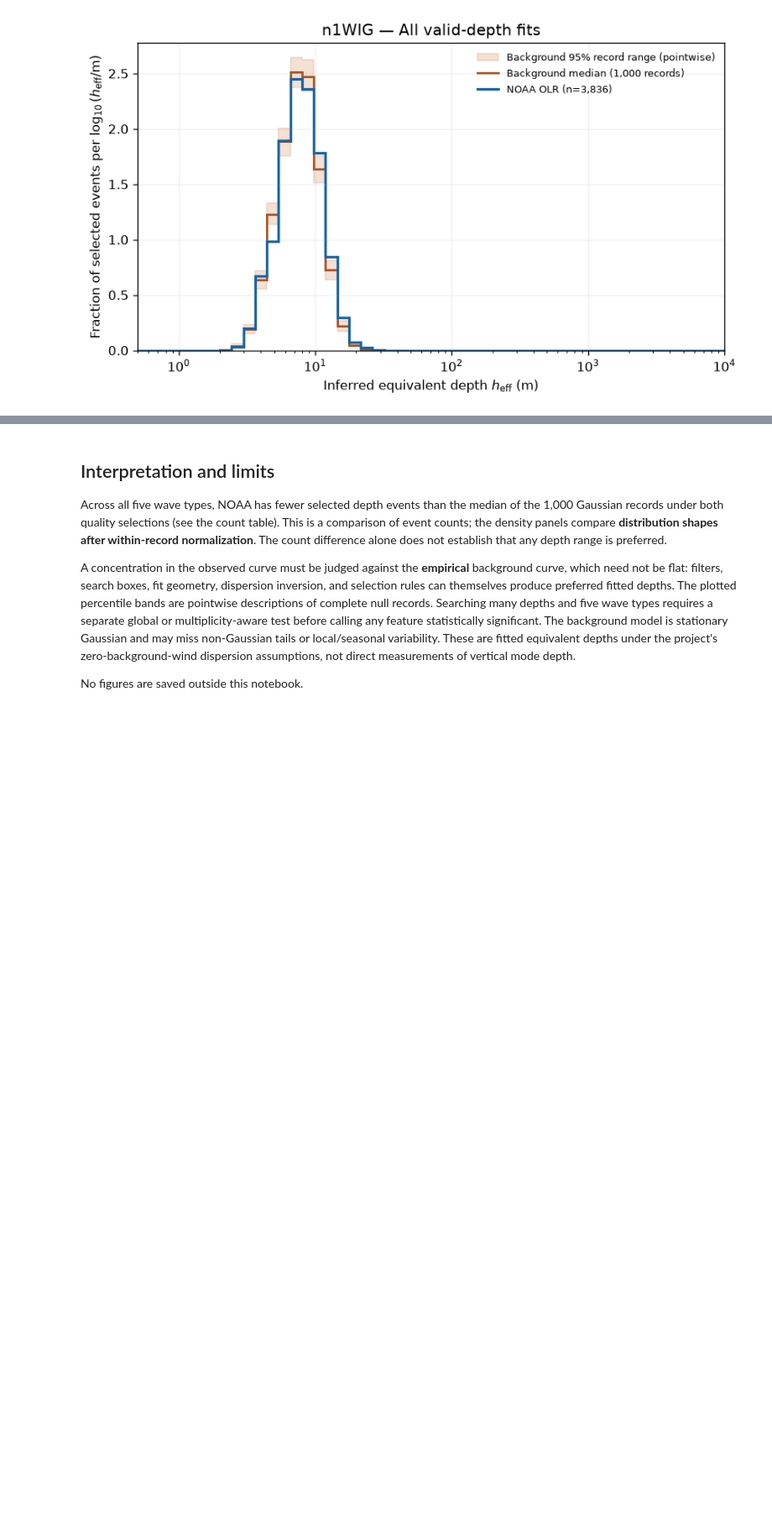
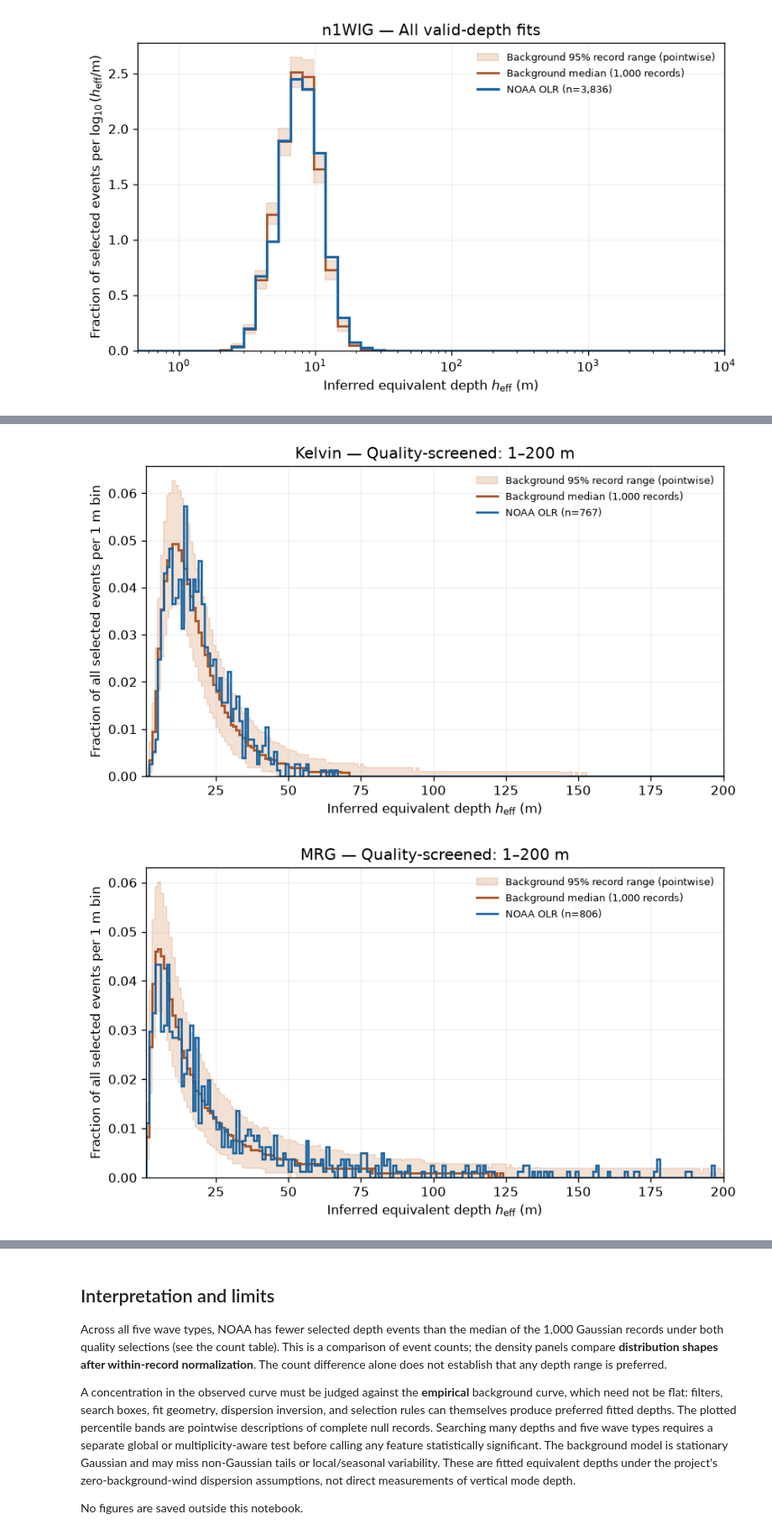
Before and after one commit to pedroanguloumana/cmip6_equiv_depth_distributions, a Jupyter notebook: notebooks/codex_heff_distribution_noaa.ipynb, the cells around one changed output, grey strips where cells are left out. Shown at 84% size. Cells and saved outputs as stored; diff of their text form; code cells hidden in the pictures; blank space fills up the shorter version.

Commit message:
Add linear-depth NOAA comparison and MRG tail diagnostic

```diff
--- a/notebooks/codex_heff_distribution_noaa.ipynb
+++ b/notebooks/codex_heff_distribution_noaa.ipynb
@@ -39,6 +39,7 @@ WAVES = ("Kelvin", "MRG", "n0EIG", "n1ERW", "n1WIG")
 SELECTIONS = {"screened": "Quality-screened", "relaxed": "All valid-depth fits"}
 EDGES_M = np.geomspace(0.5, 10_000.0, 51)
 LOG_WIDTH = np.diff(np.log10(EDGES_M))
+LINEAR_EDGES_M = np.arange(1.0, 201.0, 1.0)  # 1 m bins from 1 through 200 m.
 
 with (NULL_RUN / "manifest.json").open() as handle:
     manifest = json.load(handle)
@@ -99,6 +100,8 @@ for wave in WAVES:
         raise RuntimeError(f"Missing or unordered null realizations for {wave}")
     null_hist = {key: np.empty((1000, len(LOG_WIDTH)), dtype=np.int32)
                  for key in SELECTIONS}
+    null_linear_hist = {key: np.empty((1000, len(LINEAR_EDGES_M) - 1), dtype=np.int32)
+                        for key in SELECTIONS}
     null_n = {key: np.empty(1000, dtype=np.int32) for key in SELECTIONS}
     for j, row in enumerate(records.itertuples(index=False)):
         depths, candidates = selected_depths(PROJECT_ROOT / row.catalog)
@@ -107,12 +110,16 @@ for wave in WAVES:
         for key in SELECTIONS:
             null_n[key][j] = len(depths[key])
             null_hist[key][j] = np.histogram(depths[key], bins=EDGES_M)[0]
+            null_linear_hist[key][j] = np.histogram(depths[key], bins=LINEAR_EDGES_M)[0]
     results[wave] = {}
     for key in SELECTIONS:
         observed_hist = np.histogram(observed[key], bins=EDGES_M)[0]
+        observed_linear_hist = np.histogram(observed[key], bins=LINEAR_EDGES_M)[0]
         observed_n = len(observed[key])
         results[wave][key] = dict(observed_hist=observed_hist, observed_n=observed_n,
-                                  null_hist=null_hist[key], null_n=null_n[key])
+                                  null_hist=null_hist[key], null_n=null_n[key],
+                                  observed_linear_hist=observed_linear_hist,
+                                  null_linear_hist=null_linear_hist[key])
         summary_rows.append(dict(
             wave_type=wave, selection=key, observed_candidates=observed_candidates,
             observed_depth_events=observed_n,
@@ -202,0 +214,32 @@ for wave in WAVES:
+# %%
+def plot_linear_depth_distribution(wave, selection):
+    """Display one 1 m-bin depth comparison on 1–200 m; save no file."""
+    result = results[wave][selection]
+    observed_fraction = result["observed_linear_hist"] / result["observed_n"]
+    null_fraction = result["null_linear_hist"] / result["null_n"][:, None]
+    lower, median, upper = np.quantile(null_fraction, [0.025, 0.5, 0.975], axis=0)
+
+    fig, ax = plt.subplots(figsize=(7.3, 4.3), dpi=120)
+    ax.fill_between(LINEAR_EDGES_M, np.r_[lower, lower[-1]],
+                    np.r_[upper, upper[-1]], step="post", color="#d28b57", alpha=0.25,
+                    label="Background 95% record range (pointwise)")
+    ax.stairs(median, LINEAR_EDGES_M, color="#aa582b", linewidth=1.8,
+              label="Background median (1,000 records)")
+    ax.stairs(observed_fraction, LINEAR_EDGES_M, color="#1763a1", linewidth=1.6,
+              label=f"NOAA OLR (n={result['observed_n']:,})")
+    ax.set(xlim=(1, 200), ylim=(0, None),
+           xlabel=r"Inferred equivalent depth $h_{\mathrm{eff}}$ (m)",
+           ylabel="Fraction of all selected events per 1 m bin",
+           title=f"{wave} — {SELECTIONS[selection]}: 1–200 m")
+    ax.grid(alpha=0.18)
+    ax.legend(frameon=False, fontsize=8)
+    fig.tight_layout()
+    display(fig)
+    plt.close(fig)
+
+
+for wave in WAVES:
+    plot_linear_depth_distribution(wave, "screened")
+# %% [output]
+[figure, added]
+[figure, added]
```
Also changed, not shown: parts of 7 cells of this notebook.
